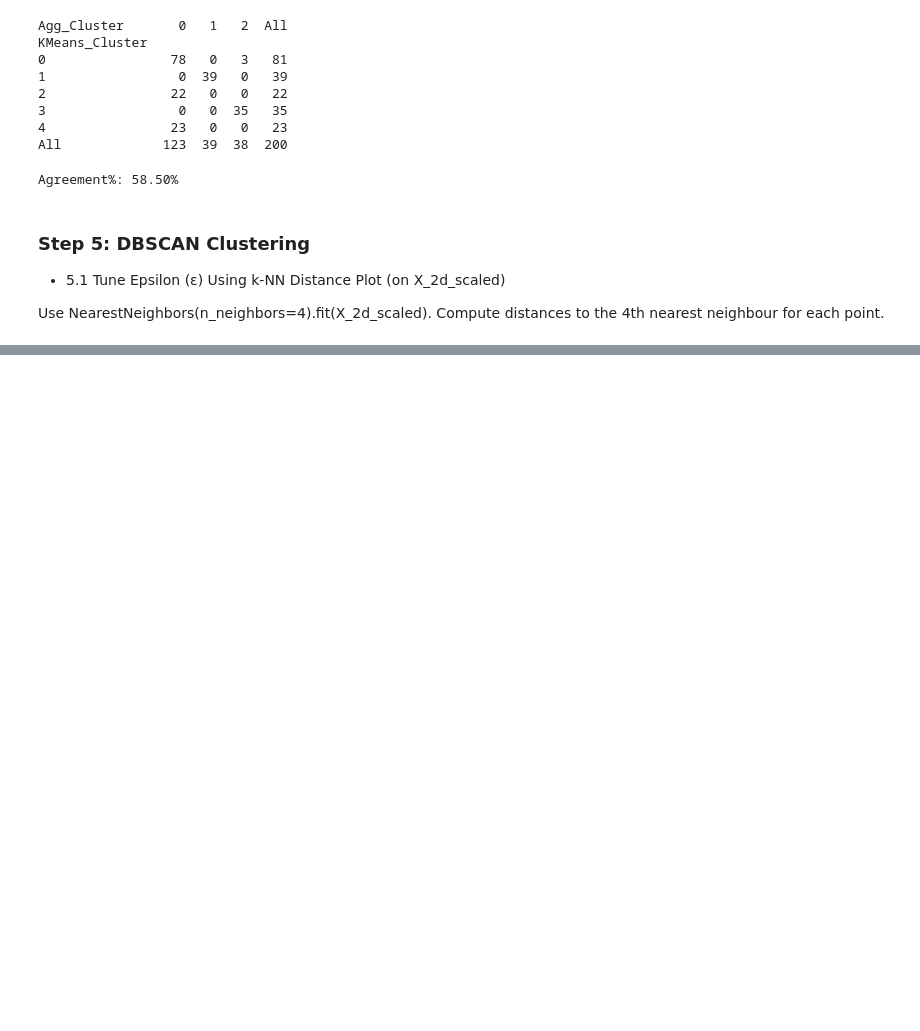
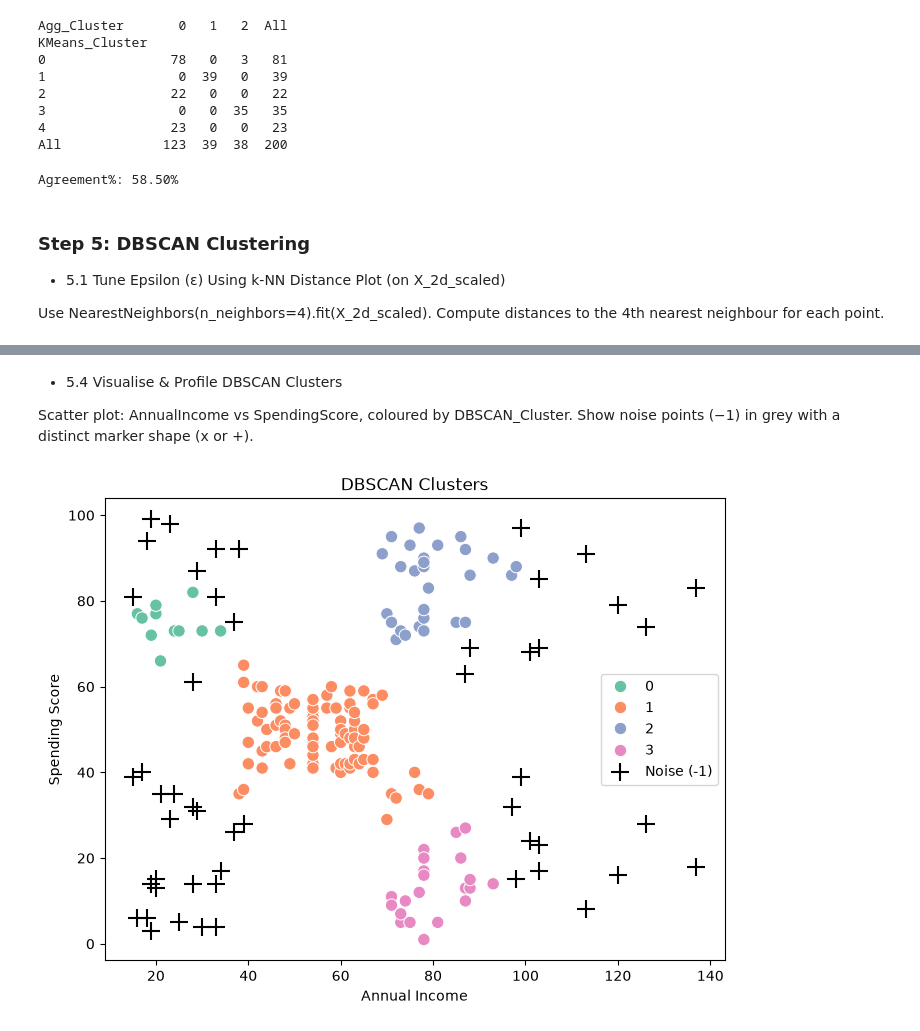
Before and after one commit to adityasavaliya01/New-practice, a Jupyter notebook: ML unsuper/practical/MallShopperSegmentation_UnsupervisedLearning.ipynb, the cells around one changed output, grey strips where cells are left out. Cells and saved outputs as stored; diff of their text form; code cells hidden in the pictures; blank space fills up the shorter version.

```diff
--- a/ML unsuper/practical/practical.ipynb
+++ b/ML unsuper/practical/MallShopperSegmentation_UnsupervisedLearning.ipynb
@@ -968,0 +1051,3 @@ k_distances = distances[:, 3]
+# %%
+n_clusters = len(set(df['DBSCAN_Cluster'])) - (1 if -1 in df['DBSCAN_Cluster'].values else 0)
+print("Number of clusters found:", n_clusters)
@@ -968,0 +1116,12 @@ k_distances = distances[:, 3]
+# %%
+best_result = results_df.loc[results_df['silhouette'].idxmax()]
+# print(best_result)
+
+best_eps = best_result['eps']
+best_min_samples = int(best_result['min_samples'])
+
+print("Best eps:", best_eps)
+print("Best min_samples:", best_min_samples)
+
+best_dbscan = DBSCAN(eps=best_eps,min_samples=best_min_samples,metric='euclidean')
+df['DBSCAN_Cluster'] = best_dbscan.fit_predict(X_2d_scaled)
@@ -968,0 +1140,17 @@ k_distances = distances[:, 3]
+# %% [markdown]
+- 5.4  Visualise & Profile DBSCAN Clusters
+
+Scatter plot: AnnualIncome vs SpendingScore, coloured by DBSCAN_Cluster. Show noise points (−1) in grey with a distinct marker shape (x or +).
+# %%
+plt.figure(figsize=(8,6))
+
+sns.scatterplot(data=df[df['DBSCAN_Cluster'] != -1],x='Annual Income',y='Spending Score',hue='DBSCAN_Cluster',palette='Set2',s=80)
+plt.scatter(df[df['DBSCAN_Cluster'] == -1]['Annual Income'],df[df['DBSCAN_Cluster'] == -1]['Spending Score'],color='black',marker='+',s=150,label='Noise (-1)')
+
+plt.title("DBSCAN Clusters")
+plt.xlabel("Annual Income")
+plt.ylabel("Spending Score")
+plt.legend()
+plt.show()
+# %% [output]
+[figure, added]
```
Also changed, not shown: parts of 40 cells of this notebook.
